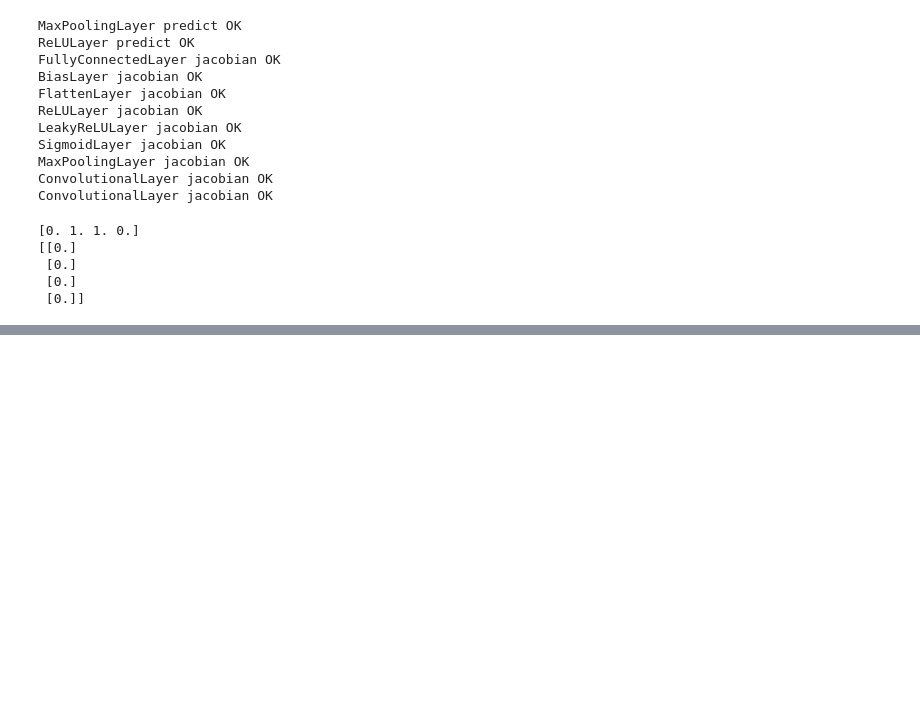
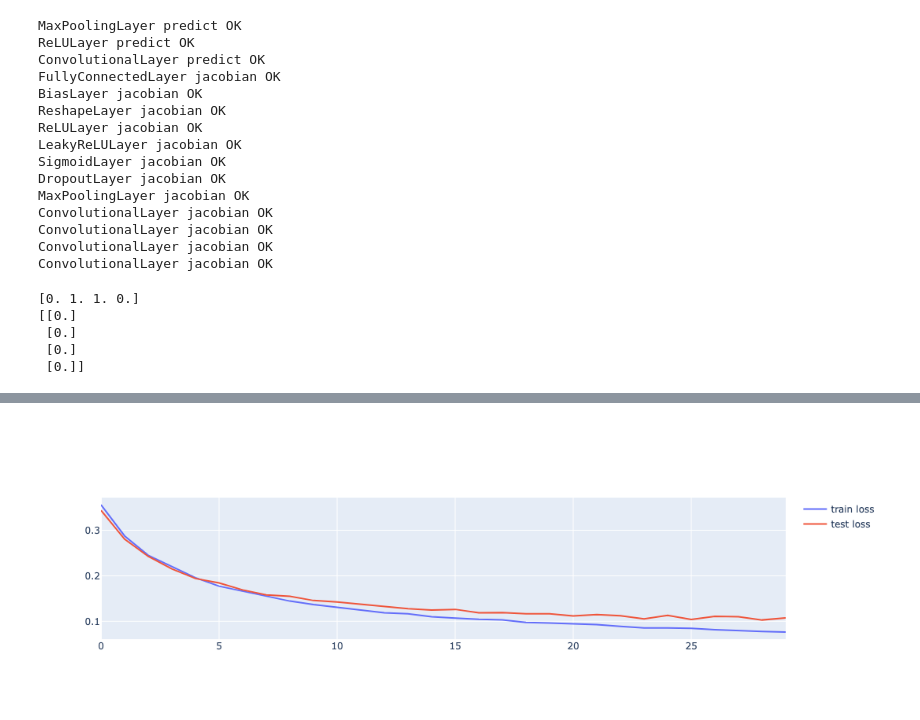
Before and after one commit to v0lat1le/machine-learning, a Jupyter notebook: nn-from-scratch.ipynb, the cells around one changed output, grey strips where cells are left out. Drawn from its saved outputs; the diff is of its cells as text; code cells hidden in the pictures; blank space fills up the shorter version.

Commit message:
Support multi-channel convolution

```diff
--- a/nn-from-scratch.ipynb
+++ b/nn-from-scratch.ipynb
@@ -161,10 +188,13 @@ def test_vjpx(layer, x_shape):
     x = np.random.rand(*x_shape)
     y = layer.predict(x)
     h = np.random.rand(*y.shape)
-    actual = layer.vjpx(x, y, h)
-    for i in range(actual.shape[0]):
-        j = approx_fprime(x[i].flatten(), lambda t: layer.predict(t.reshape((1,)+x_shape[1:])).flatten())
-        assert np.all(np.isclose(actual[i], h[i].flatten().dot(j).reshape(actual.shape[1:])))
+    r = layer.vjpx(x, y, h)
+    for xi, hi, ri in zip(x[:,None,...], h.reshape((x.shape[0], -1)+h.shape[1:]), r.reshape((x.shape[0], -1)+r.shape[1:])):
+        j = approx_fprime(xi.flatten(), lambda t: layer.predict(t.reshape((1,)+x_shape[1:])).flatten())
+        if not np.allclose(ri, hi.flatten().dot(j).reshape(ri.shape), atol=1e-05, rtol=0):
+            print('a', ri)
+            print('e', hi.flatten().dot(j).reshape(ri.shape))
+            assert False
 
 def test_vjpw(layer, x_shape):
     x = np.random.rand(*x_shape)
@@ -173,29 +203,42 @@ def test_vjpw(layer, x_shape):
     actual = layer.vjpw(x, y, h)
     if actual is None:
         return
-    def tester(w):
+    def wrapper(w):
         layer.w = w.reshape(layer.w.shape)
         return layer.predict(x).flatten()
-    j = approx_fprime(layer.w.flatten(), tester).reshape((x.shape[0], -1, layer.w.size))
+    j = approx_fprime(layer.w.flatten(), wrapper).reshape((x.shape[0], -1, layer.w.size))
     expected = np.einsum('ij,ijk->ik', h.reshape((x.shape[0], -1)), j).reshape(actual.shape)
-    assert np.all(np.isclose(actual, expected))
+    assert np.allclose(actual, expected, atol=1e-05, rtol=0)
 
+conv_layer = ConvolutionalLayer(2,3,4,5)
+assert conv_layer.w.shape == (5,4,2,3)
+conv_layer.w = np.array(np.arange(16).reshape((2,2,2,2)))
+conv_input = np.array(np.arange(16).reshape((2,2,2,2)))
+conv_result = np.array([0,0,0,4,16,40,48,116,0,8,16,52,48,112,128,292,0,8,16,52,48,112,128,292,64,144,160,356,144,312,336,724]).reshape((2,4,2,2))
 tests = [(MaxPoolingLayer(), [[[1,2,7,8], [5,6,3,4], [9,0,1,2], [3,4,7,7]]], [[[6, 8], [9, 7]]]),
-         (ReLULayer(), [-1, -.1, -.01, .01, .1, 1], [0, 0, 0, .01, .1, 1])]
+         (ReLULayer(), [-1, -.1, -.01, .01, .1, 1], [0, 0, 0, .01, .1, 1]),
+         (conv_layer, conv_input, conv_result)]
 
 for layer, x, y in tests:
-    assert np.all(np.isclose(layer.predict(np.asarray(x)), np.asarray(y)))
+    assert np.allclose(layer.predict(np.asarray(x)), np.asarray(y))
     print(layer.__class__.__name__, "predict OK")
+
+class FakeGenerator():
+    def uniform(self, low=0.0, high=1.0, size=None):
+        return np.random.default_rng(1234567).uniform(low, high, size)
 
 jac_tests = [(FullyConnectedLayer(2,3), (10, 2)),
              (BiasLayer(10), (10,10)),
-             (FlattenLayer(), (10,4,4)),
+             (ReshapeLayer(8,2), (10,4,4)),
              (ReLULayer(), (10,10)),
              (LeakyReLULayer(), (10,10)),
              (SigmoidLayer(), (10,10)),
-             (MaxPoolingLayer(), (10,4,4)),
-             (ConvolutionalLayer(2,2), (10,6,6)),
-             (ConvolutionalLayer(3,3), (10,8,8))]
+             (DropoutLayer(0.5, FakeGenerator()), (1,10)),
+             (MaxPoolingLayer(), (10,2,4,4)),
+             (ConvolutionalLayer(2,2,3,4), (10,3,5,5)),
+             (ConvolutionalLayer(2,2,4,3), (10,4,6,6)),
+             (ConvolutionalLayer(3,3,2,4), (10,2,7,7)),
+             (ConvolutionalLayer(3,3,4,2), (10,4,8,8))]
 for layer, x_shape in jac_tests:
     test_vjpx(layer, x_shape)
     test_vjpw(layer, x_shape)
@@ -203,15 +246,19 @@ for layer, x_shape in jac_tests:
 # %% [output]
 MaxPoolingLayer predict OK
 ReLULayer predict OK
+ConvolutionalLayer predict OK
 FullyConnectedLayer jacobian OK
 BiasLayer jacobian OK
-FlattenLayer jacobian OK
+ReshapeLayer jacobian OK
 ReLULayer jacobian OK
 LeakyReLULayer jacobian OK
 SigmoidLayer jacobian OK
+DropoutLayer jacobian OK
 MaxPoolingLayer jacobian OK
 ConvolutionalLayer jacobian OK
 ConvolutionalLayer jacobian OK
+ConvolutionalLayer jacobian OK
+ConvolutionalLayer jacobian OK
 # %%
 batch = np.array([[0, 0], [0, 1], [1, 0], [1, 1]])
 reference = np.array([[0], [1], [1], [0]])
@@ -252,29 +306,29 @@ test_labels = read_data('t10k-labels-idx1-ubyte.gz')
 # %%
-label2vec = []
-for i in range(10):
-    x = np.zeros(10)
-    x[i] = 1.0
-    label2vec.append(x)
-label2vec = np.array(label2vec)
-
 layers = [
-    FlattenLayer(),
+    ReshapeLayer(784),
     FullyConnectedLayer(784, 100, np.sqrt(1./784.)), BiasLayer(100), SigmoidLayer(),
-    FullyConnectedLayer(100, 10, np.sqrt(1./100.))]
+    DropoutLayer(0.8), FullyConnectedLayer(100, 10, np.sqrt(1./100.))]
 loss = CrossEntropyLoss()
 batch_size = 20
-epochs = 50
+epochs = 30
 
 def train_wrapper():
+    train_loss = []
+    test_loss = []
     trainer = train(layers, data, labels, loss.grad)
     trainer.send(None)
     for epoch, lr in zip(range(epochs), np.power(10., np.linspace(-1, -1, epochs))):
         trainer.send((lr, batch_size))
         result = predict(layers, data)[-1]
-        reference = label2vec[labels]
-        l = loss.value(result, reference).mean()
-        print(f'epoch {epoch+1}/{epochs} loss {l:.3} lr {lr:.3}')
+        train_loss.append(loss.value(predict(layers, data)[-1], label2vec[labels]).mean())
+        test_loss.append(loss.value(predict(layers, test_data)[-1], label2vec[test_labels]).mean())
+    return train_loss, test_loss
 
-train_wrapper()
+%time train_loss, test_loss = train_wrapper()
 #%prun -s cumtime train_wrapper()
+
+import plotly.graph_objects as go
+go.Figure([
+    go.Scatter(y=train_loss, name='train loss'),
+    go.Scatter(y=test_loss, name='test loss')]).show()
 # %% [output]
@@ -298 +338,2 @@ epoch 50/50 loss 0.012 lr 0.1
+[figure, added]
 # %%
```
Also changed, not shown: parts of 7 cells of this notebook.
